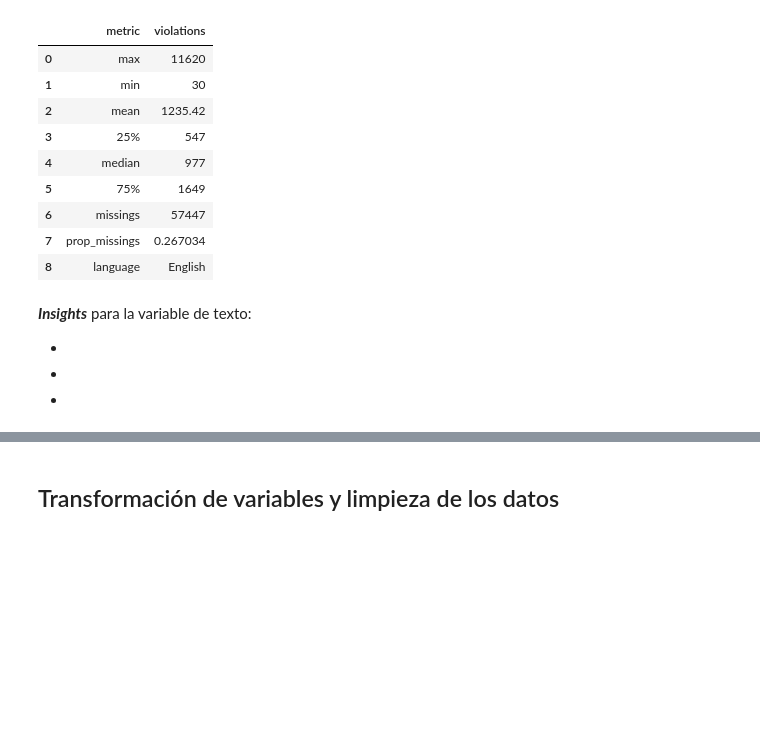
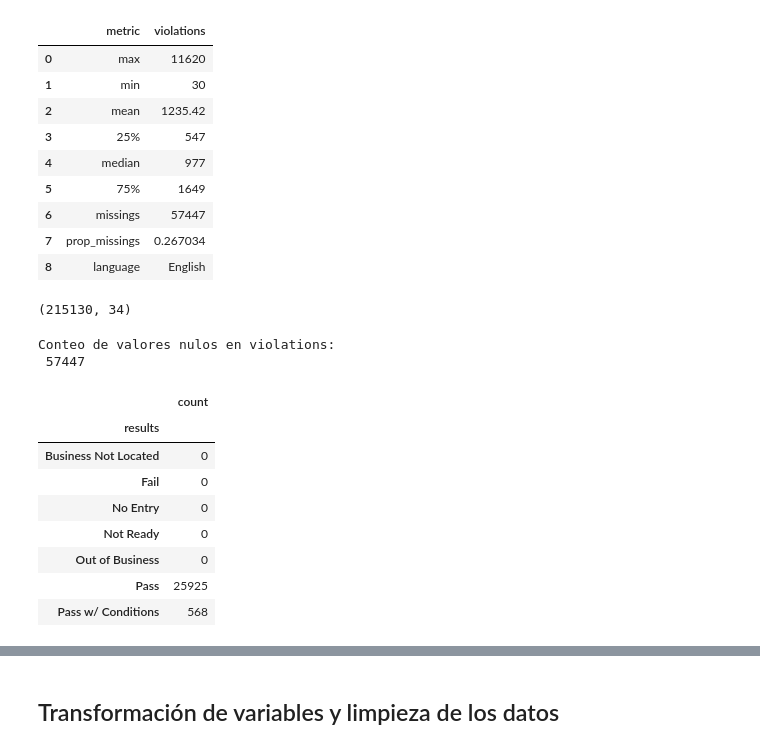
Before and after one commit to jlrzarcor/ITAM-dpa2021, a Jupyter notebook: notebooks/eda/EDA_GEDA_Checkpoint1.ipynb, the cells around one changed output, grey strips where cells are left out. Saved outputs shown, nothing was run; the diff lists cells and outputs as text; code cells hidden in the pictures; blank space fills up the shorter version.

```diff
--- a/notebooks/eda/EDA_GEDA_Checkpoint1.ipynb
+++ b/notebooks/eda/EDA_GEDA_Checkpoint1.ipynb
@@ -654,11 +631,30 @@ df_text_profiling[['metric','violations']]
 | 6 | missings | 57447 |
 | 7 | prop_missings | 0.267034 |
 | 8 | language | English |
-# %% [markdown]
-***Insights*** para la variable de texto:
-
--
-
--
-
--
+# %%
+num_viol = df["violations"].str.split("|", expand = True)
+num_viol.shape
+# %% [output]
+(215130, 34)
+# %%
+# Valores Faltantes en la variable "Violations" y su relación con la variable "Results" pasó la prueba.
+stp1 = pd.DataFrame(df, columns = ['violations', 'results'])
+stp2 = stp1[stp1['results'].str.contains('Pass')]
+print("Conteo de valores nulos en violations:\n", stp1.count()['results'] - stp1.count()['violations'])
+# %% [output]
+Conteo de valores nulos en violations:
+ 57447
+# %%
+# Conteo de valores nulos en la variable "Results"
+dist = stp2[stp2['violations'].isna()].groupby(['results']).agg(count=('results','count'))
+dist
+# %% [output]
+|  | count |
+| results |  |
+| Business Not Located | 0 |
+| Fail | 0 |
+| No Entry | 0 |
+| Not Ready | 0 |
+| Out of Business | 0 |
+| Pass | 25925 |
+| Pass w/ Conditions | 568 |
```
Also changed, not shown: parts of 36 cells of this notebook.
